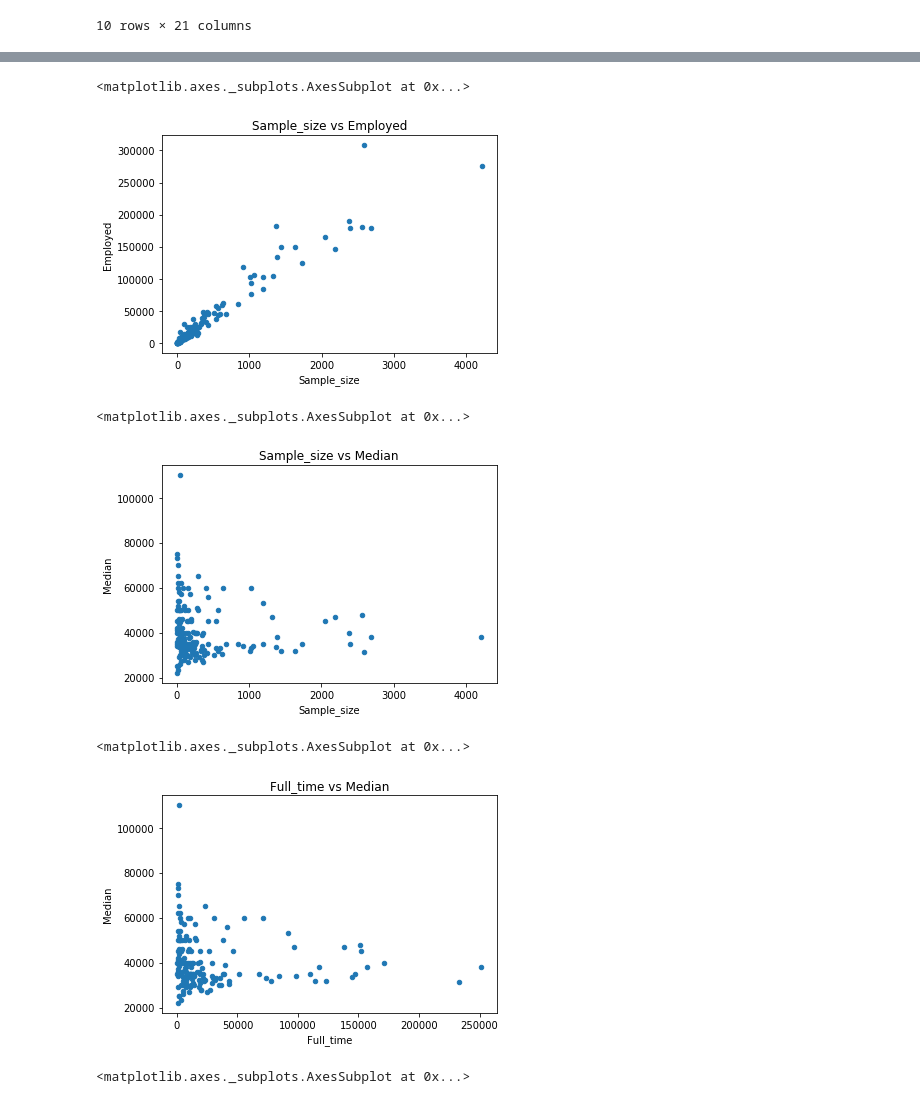
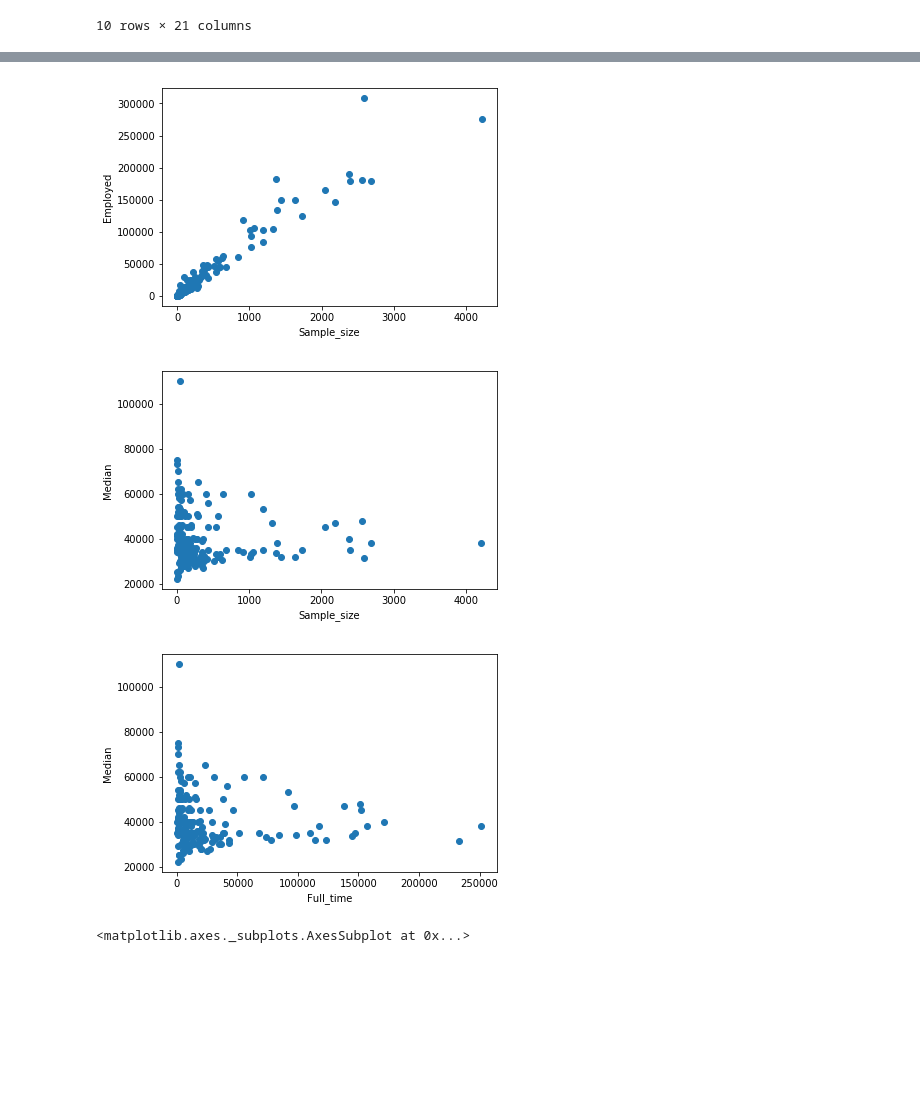
Before and after one commit to BBimie/Data-Train-Status-Update---Temitop-Babatola, a Jupyter notebook: month 2/weeks 1/numpy, pandas and matplotlib.ipynb, the cells around one changed output, grey strips where cells are left out. Cells and saved outputs as stored; diff of their text form; code cells hidden in the pictures; blank space fills up the shorter version.

Commit message:
Data visualization

```diff
--- a/month 2/weeks 1/numpy, pandas and matplotlib.ipynb
+++ b/month 2/weeks 1/numpy, pandas and matplotlib.ipynb
@@ -114,23 +114,29 @@ Name: Sample_size, dtype: float64
 # %%
 #scatter plot to explore the relationship between Sample_size and Employed and to visualize the calculated correlation
 # from the calculation, the correlation is 0.964406
-recent_grads.plot(x='Sample_size', y='Employed', kind="scatter", title='Sample_size vs Employed')
+plt.scatter(x=recent_grads['Sample_size'], y=recent_grads['Employed'])
+plt.xlabel('Sample_size')
+plt.ylabel('Employed')
+plt.show()
 # %% [output]
-<matplotlib.axes._subplots.AxesSubplot at 0x...>
-[figure, old version]
+[figure, new version]
 # %%
 #scatter plot to explore the relationship between Sample_size and Median and to visualize the calculated correlation
 # from the calculation, the correlation is -0.064475
-recent_grads.plot(x='Sample_size', y='Median', kind="scatter", title='Sample_size vs Median')
+plt.scatter(x=recent_grads['Sample_size'], y=recent_grads['Median'])
+plt.xlabel('Sample_size')
+plt.ylabel('Median')
+plt.show()
 # %% [output]
-<matplotlib.axes._subplots.AxesSubplot at 0x...>
-[figure, old version]
+[figure, new version]
 # %%
 #scatter plot to explore the relationship between Full_time and Median
-recent_grads.plot(x='Full_time', y='Median', kind="scatter", title='Full_time vs Median')
+plt.scatter(x=recent_grads['Full_time'], y=recent_grads['Median'])
+plt.xlabel('Full_time')
+plt.ylabel('Median')
+plt.show()
 # %% [output]
-<matplotlib.axes._subplots.AxesSubplot at 0x...>
-[figure, old version]
+[figure, new version]
 # %%
 #histogram to check the distribution of men
 recent_grads['Men'].hist(bins=25, range=(0, 30000), grid=False)
```
Also changed, not shown: parts of 4 cells of this notebook.
